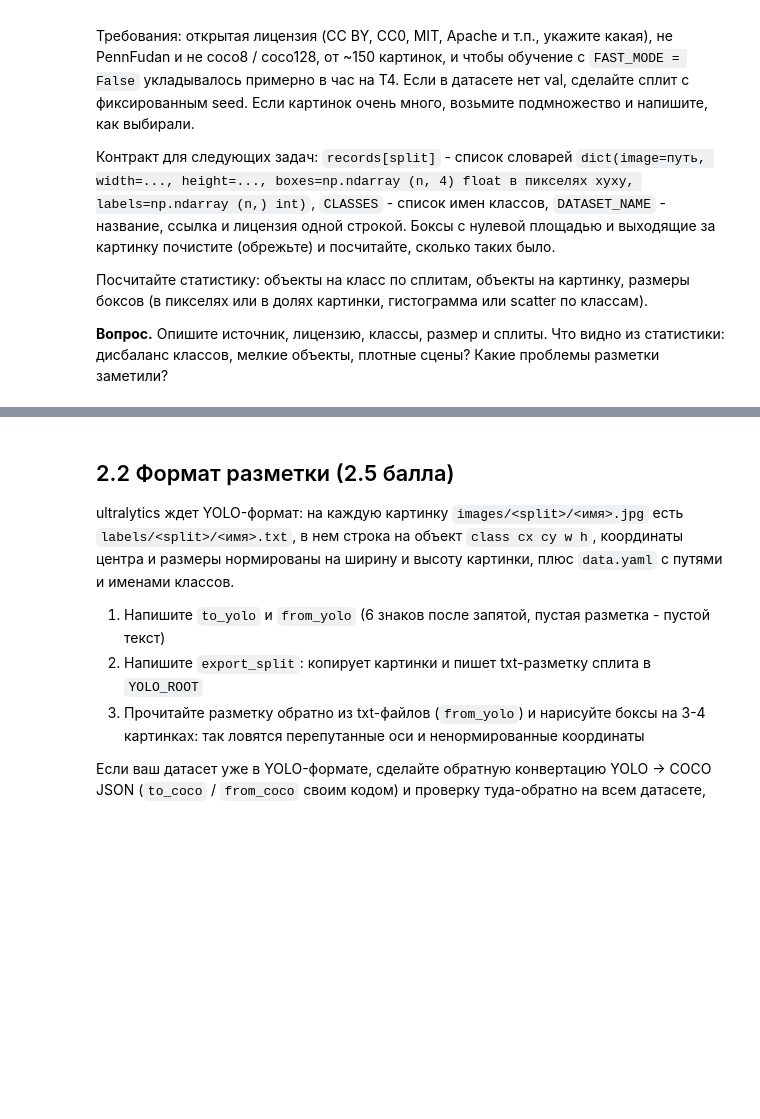
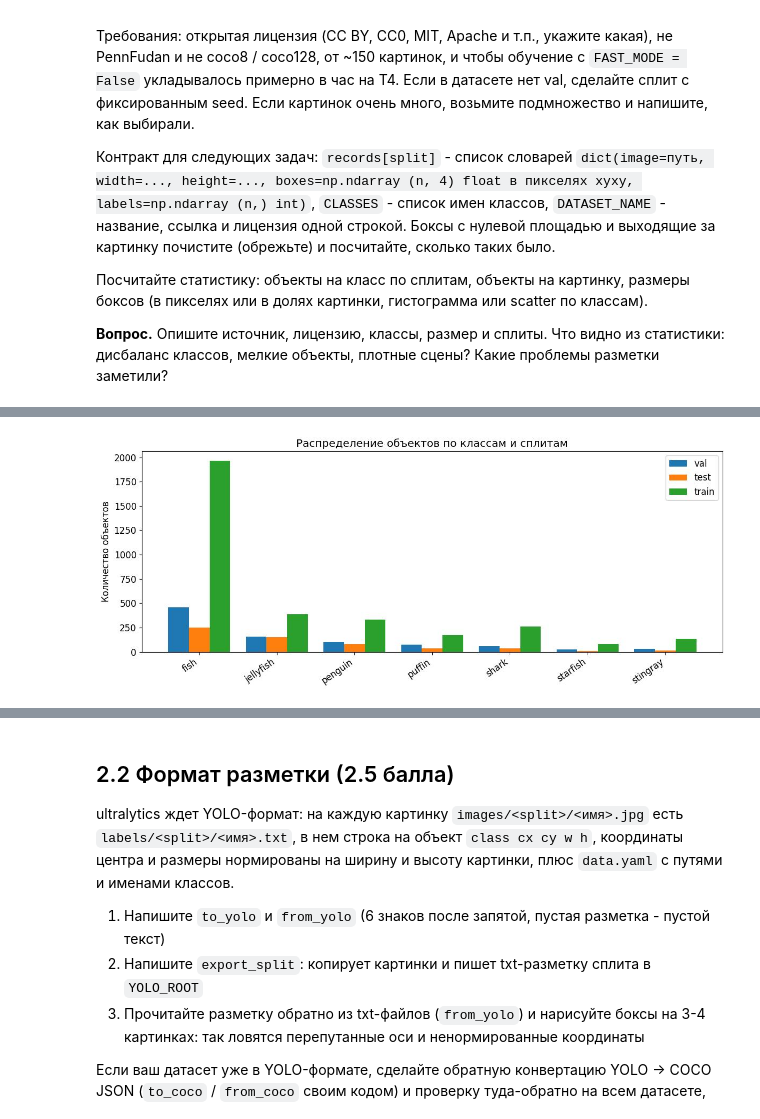
Before and after one commit to yulya-melissa/DeepLearning_Lab2, a Jupyter notebook: hw2_cv.ipynb, the cells around one changed output, grey strips where cells are left out. Cells and saved outputs as stored; diff of their text form; code cells hidden in the pictures; blank space fills up the shorter version.

```diff
--- a/hw2_cv.ipynb
+++ b/hw2_cv.ipynb
@@ -268,3 +521,94 @@ for split, recs in records.items():
 # %%
-# ваш код
-raise NotImplementedError
+class_stats = {}
+for split, recs in records.items():
+    counts = np.zeros(len(CLASSES), dtype=int)
+    for r in recs:
+        for label in r['labels']:
+            counts[int(label)] += 1
+    class_stats[split] = counts
+
+print('Количество изображений:', {
+    split: len(recs) for split, recs in records.items()
+})
+
+print('\nКоличество объектов каждого класса:')
+for split, counts in class_stats.items():
+    print(f'\n{split}:')
+    for name, count in zip(CLASSES, counts):
+        print(f'  {name}: {count}')
+
+objects_per_image = {
+    split: np.array([len(r['labels']) for r in recs])
+    for split, recs in records.items()
+}
+
+print('\nОбъектов на изображение:')
+for split, values in objects_per_image.items():
+    print(
+        f'{split}: среднее={values.mean():.2f}, '
+        f'медиана={np.median(values):.1f}, '
+        f'максимум={values.max()}'
+    )
+
+box_sizes = {name: [] for name in CLASSES}
+
+for recs in records.values():
+    for r in recs:
+        for box, label in zip(r['boxes'], r['labels']):
+            x1, y1, x2, y2 = box
+            bw = (x2 - x1) / r['width']
+            bh = (y2 - y1) / r['height']
+            box_sizes[CLASSES[int(label)]].append((bw, bh))
+
+x = np.arange(len(CLASSES))
+bar_width = 0.8 / len(class_stats)
+
+fig, ax = plt.subplots(figsize=(12, 5))
+for i, (split, counts) in enumerate(class_stats.items()):
+    ax.bar(
+        x + i * bar_width,
+        counts,
+        bar_width,
+        label=split
+    )
+
+ax.set_xticks(x + bar_width * (len(class_stats) - 1) / 2)
+ax.set_xticklabels(CLASSES, rotation=35, ha='right')
+ax.set_ylabel('Количество объектов')
+ax.set_title('Распределение объектов по классам и сплитам')
+ax.legend()
+plt.tight_layout()
+plt.show()
+
+fig, ax = plt.subplots(figsize=(9, 5))
+for split, values in objects_per_image.items():
+    ax.hist(values, bins=range(0, int(max(values.max() for values in objects_per_image.values())) + 2),
+            alpha=0.5, label=split)
+
+ax.set_xlabel('Число объектов на изображение')
+ax.set_ylabel('Количество изображений')
+ax.set_title('Объектов на изображение')
+ax.legend()
+plt.tight_layout()
+plt.show()
+
+fig, ax = plt.subplots(figsize=(9, 6))
+for name, sizes in box_sizes.items():
+    if sizes:
+        sizes = np.asarray(sizes)
+        ax.scatter(sizes[:, 0], sizes[:, 1], s=12, alpha=0.45, label=name)
+
+ax.set_xlabel('Ширина бокса / ширина изображения')
+ax.set_ylabel('Высота бокса / высота изображения')
+ax.set_title('Размеры объектов по классам')
+ax.legend()
+plt.tight_layout()
+plt.show()
+
+all_counts = np.concatenate(list(class_stats.values()))
+print('\nВсего объектов:', int(all_counts.sum()))
+print('Всего изображений:', sum(len(v) for v in records.values()))
+print('Среднее объектов на изображение по всем сплитам:',
+      sum(len(r['labels']) for v in records.values() for r in v) /
+      sum(len(v) for v in records.values()))
+# %% [output]
@@ -270,0 +632 @@ raise NotImplementedError
+[figure, added]
```
Also changed, not shown: parts of 41 cells of this notebook, 3 other files.
